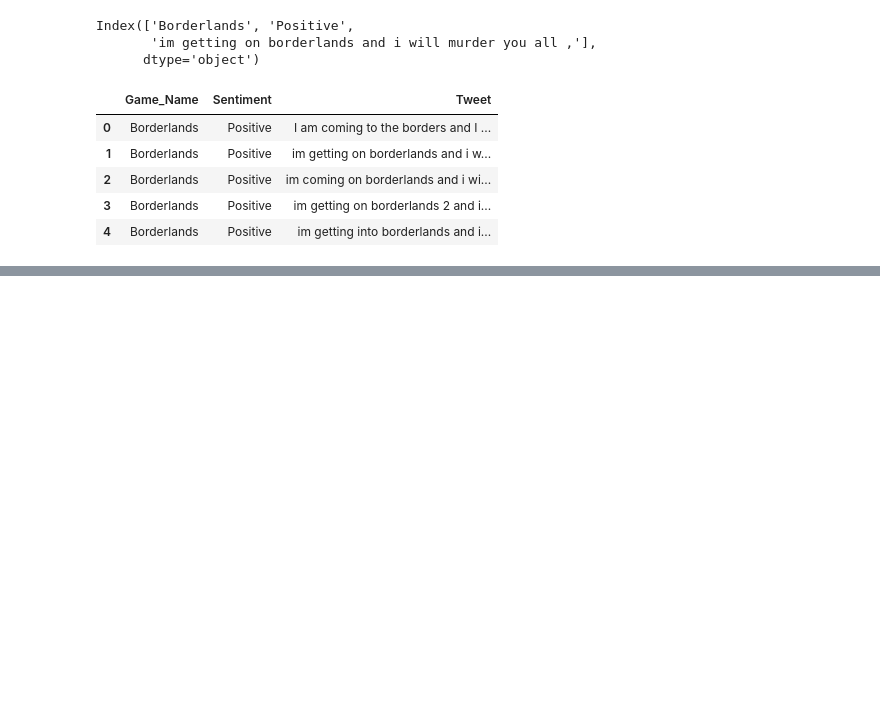
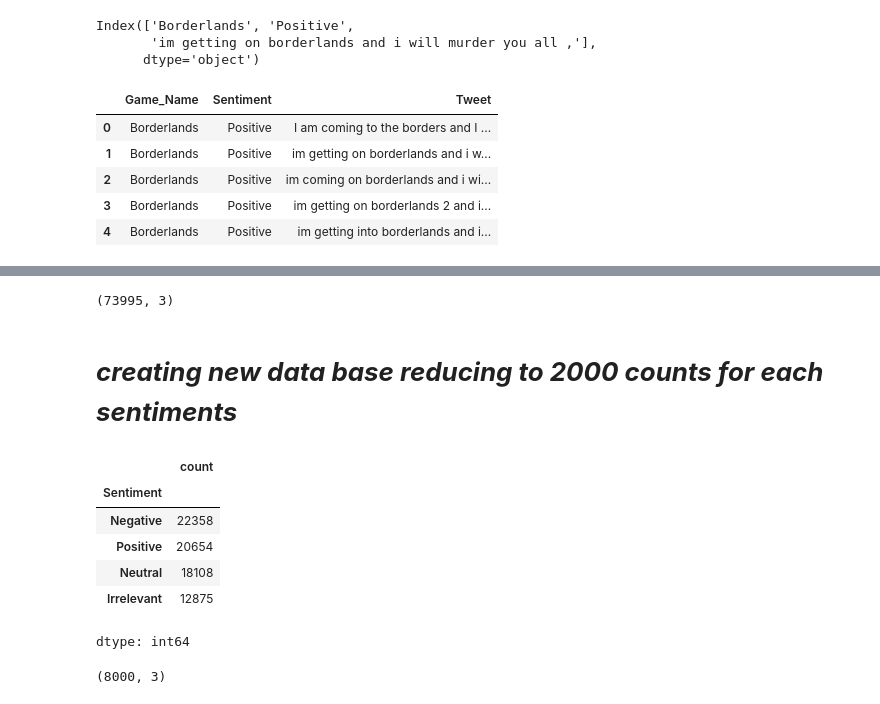
Before and after one commit to JARIN-TIAS/NLP_basic_for_myself, a Jupyter notebook: twitter_sentiment_analysis.ipynb, the cells around one changed output, grey strips where cells are left out. Drawn from its saved outputs; the diff is of its cells as text; code cells hidden in the pictures; blank space fills up the shorter version.

```diff
--- a/twitter_sentiment_analysis.ipynb
+++ b/twitter_sentiment_analysis.ipynb
@@ -44,0 +59,2 @@ df.head()
+# %%
+df.dropna(inplace=True)
@@ -44,0 +69,16 @@ df.head()
+# %%
+df.shape
+# %% [output]
+(73995, 3)
+# %% [markdown]
+# ***creating new data base reducing to 2000 counts for each sentiments***
+# %%
+df.Sentiment.value_counts()
+# %% [output]
+|  | count |
+| Sentiment |  |
+| Negative | 22358 |
+| Positive | 20654 |
+| Neutral | 18108 |
+| Irrelevant | 12875 |
+dtype: int64
@@ -44,0 +91,5 @@ df.head()
+# %%
+df2=pd.concat([df_positive, df_negative, df_neutral, df_irrelevant])
+df2.shape
+# %% [output]
+(8000, 3)
```
Also changed, not shown: parts of 8 cells of this notebook.
